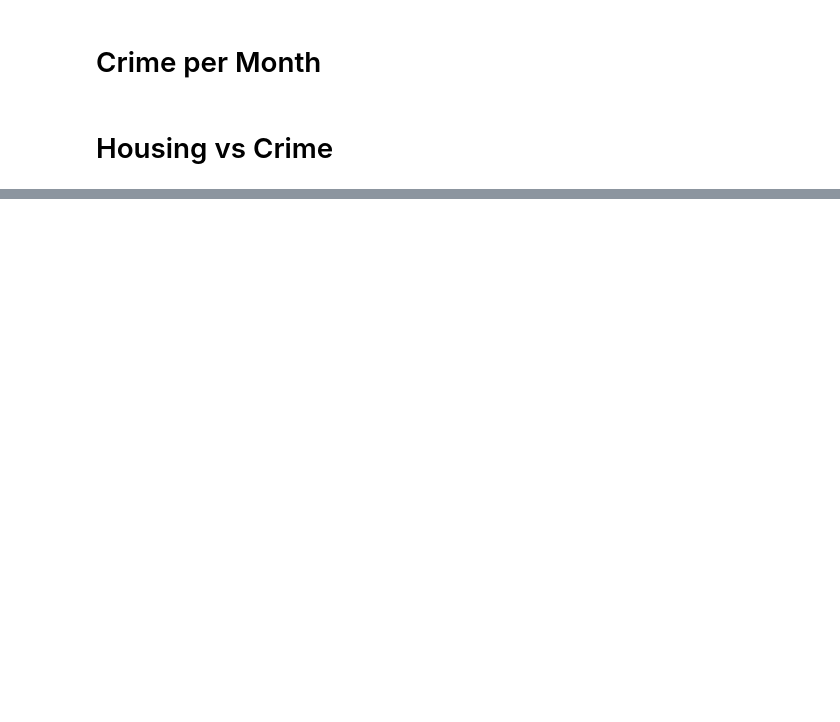
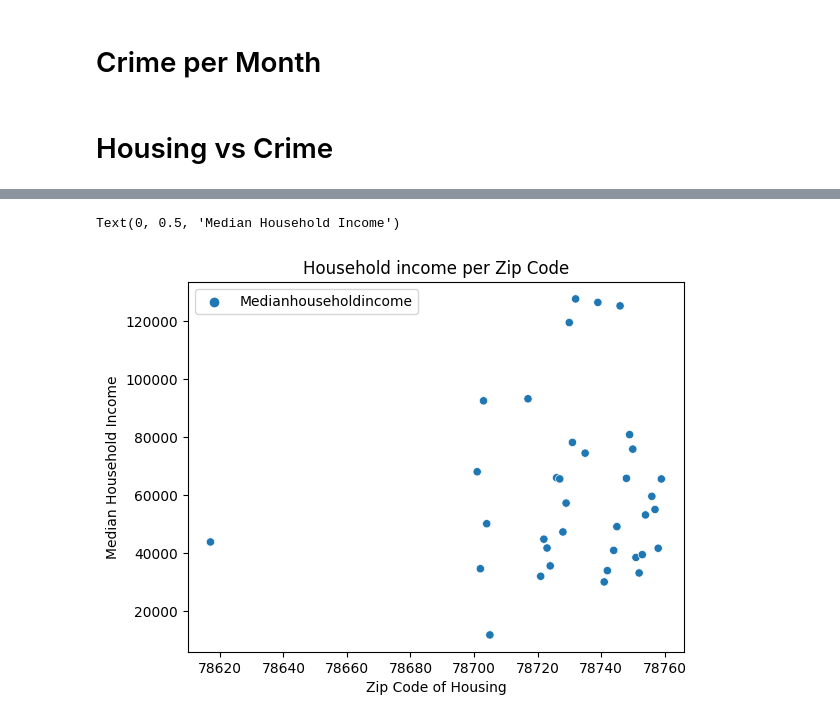
Before and after one commit to ablibranix/project2, a Jupyter notebook: project2.ipynb, the cells around one changed output, grey strips where cells are left out. Cells and saved outputs as stored; diff of their text form; code cells hidden in the pictures; blank space fills up the shorter version.

```diff
--- a/project2.ipynb
+++ b/project2.ipynb
@@ -29,4 +44,14 @@ housing = crimeHousing[crimeHousing.Zip_Code_Housing.notna()]
 # %%
-housing = crimeHousing[['Council_District', 'Zip_Code_Housing', 'Medianhouseholdincome']].reset_index()
-housing = housing.sort_values(by='Medianhouseholdincome', ascending=True)
-housing
+housing = crimeHousing[['Zip_Code_Housing', 'Medianhouseholdincome']].reset_index()
+housing = housing[housing.Zip_Code_Housing.notna()]
+housing.Zip_Code_Housing = housing.Zip_Code_Housing.astype('int')
+housing['Medianhouseholdincome'] = housing['Medianhouseholdincome'].str.replace('$', '').astype('float')
+housing = housing.groupby('Zip_Code_Housing').agg({'Medianhouseholdincome': 'mean'})
+housing.sort_values(by='Zip_Code_Housing')
+ax = sns.scatterplot(data=housing)
+ax.set_title('Household income per Zip Code')
+ax.set_xlabel('Zip Code of Housing')
+ax.set_ylabel('Median Household Income')
+# %% [output]
+Text(0, 0.5, 'Median Household Income')
+[figure, added]
```
Also changed, not shown: parts of 6 cells of this notebook.
